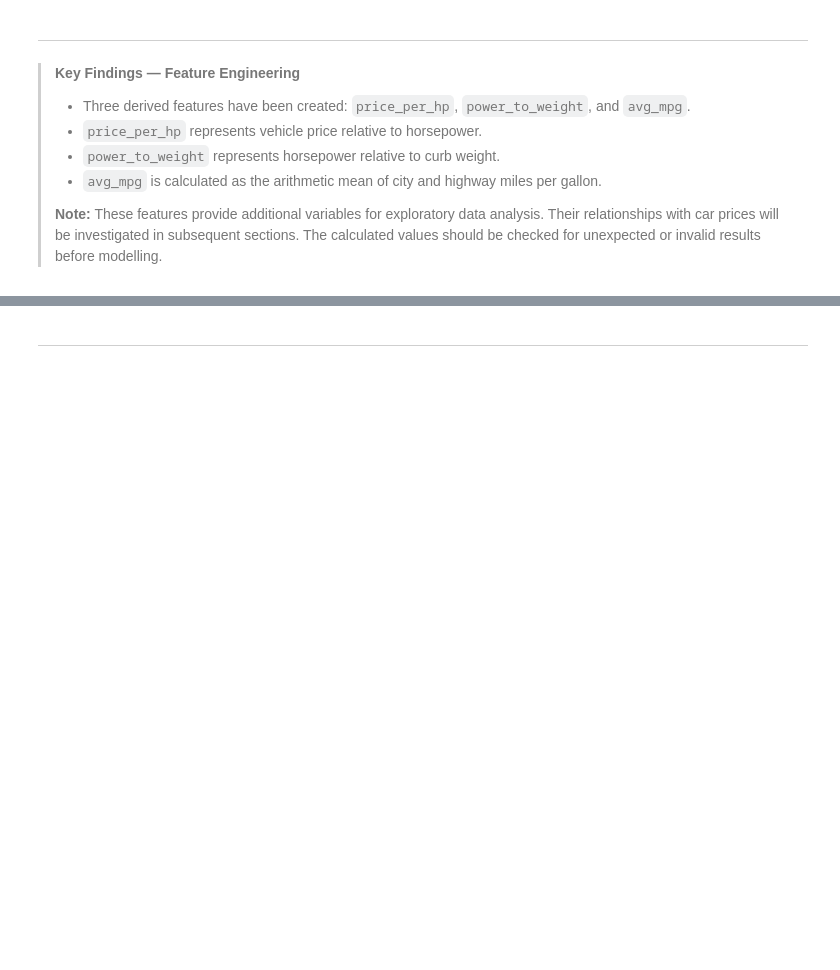
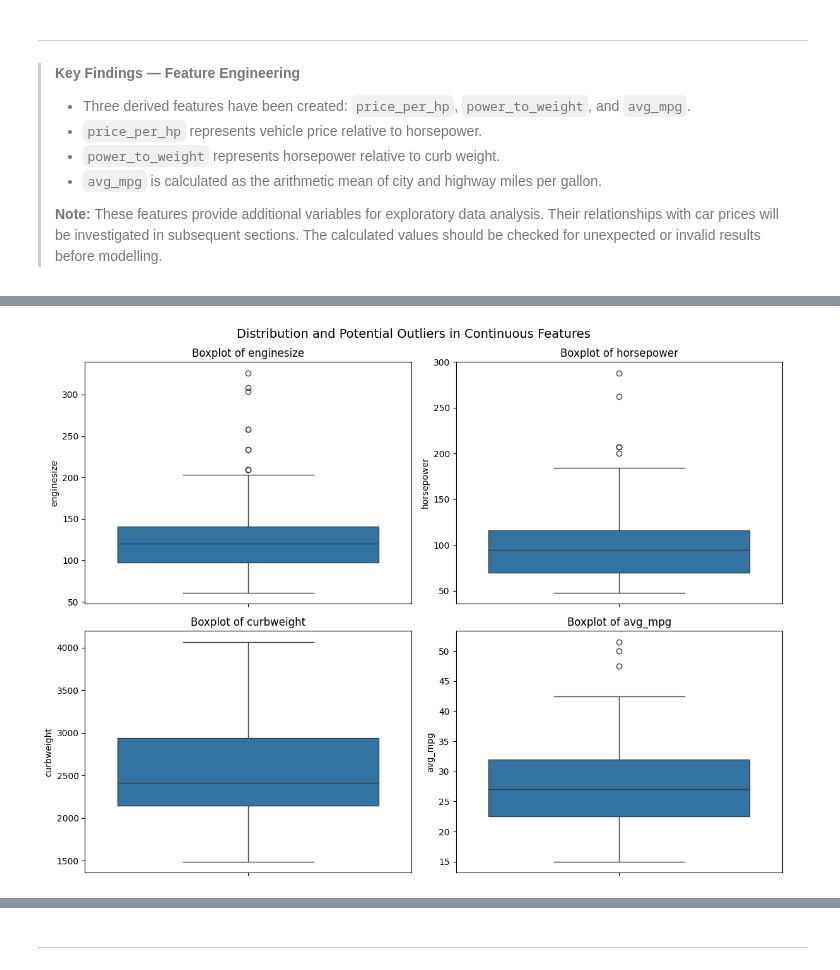
Before and after one commit to nastarannaseri79-afk/car-price-predictive-analysis, a Jupyter notebook: jupyter_notebooks/Notebook_Template.ipynb, the cells around one changed output, grey strips where cells are left out. Saved outputs shown, nothing was run; the diff lists cells and outputs as text; code cells hidden in the pictures; blank space fills up the shorter version.

```diff
--- a/jupyter_notebooks/Notebook_Template.ipynb
+++ b/jupyter_notebooks/Notebook_Template.ipynb
@@ -475,0 +535,11 @@ df.describe()
+# %%
+# Remove the duplicate Brand column, keeping the lowercase brand column
+if "Brand" in df.columns:
+    df = df.drop(columns=["Brand"])
+
+# Verify the remaining brand-related columns
+print("Brand-related columns:")
+print([col for col in df.columns if "brand" in col.lower()])
+
+# Check the updated dataset dimensions
+print("\nUpdated dataset shape:", df.shape)
@@ -475,0 +779,28 @@ df.describe()
+# %%
+# Create four boxplots in a 2 × 2 layout
+fig, axes = plt.subplots(2, 2, figsize=(12, 9))
+
+# Define the features and their positions
+plot_features = [
+    ("enginesize", axes[0, 0]),
+    ("horsepower", axes[0, 1]),
+    ("curbweight", axes[1, 0]),
+    ("avg_mpg", axes[1, 1])
+]
+
+# Draw each boxplot with the correct title and axis label
+for feature, ax in plot_features:
+    sns.boxplot(data=df, y=feature, ax=ax)
+    ax.set_title(f"Boxplot of {feature}")
+    ax.set_xlabel("")
+    ax.set_ylabel(feature)
+
+fig.suptitle(
+    "Distribution and Potential Outliers in Continuous Features",
+    fontsize=14
+)
+
+plt.tight_layout()
+plt.show()
+# %% [output]
+[figure, added]
```
Also changed, not shown: parts of 67 cells of this notebook.
